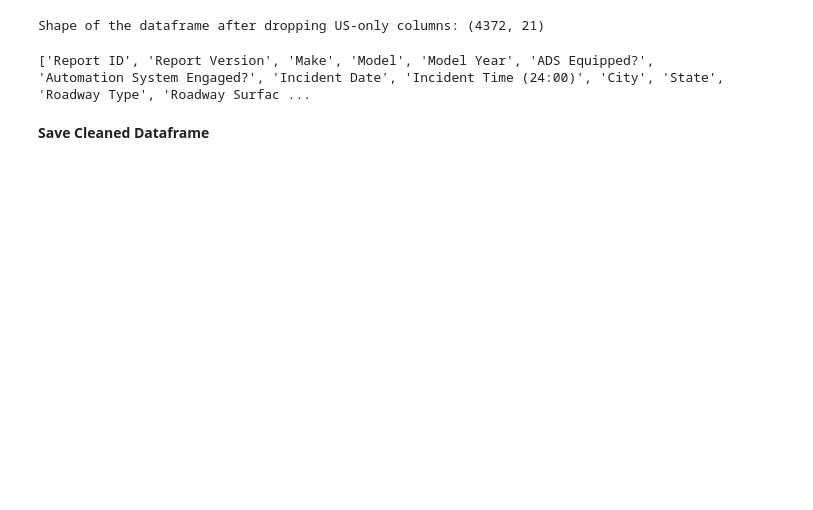
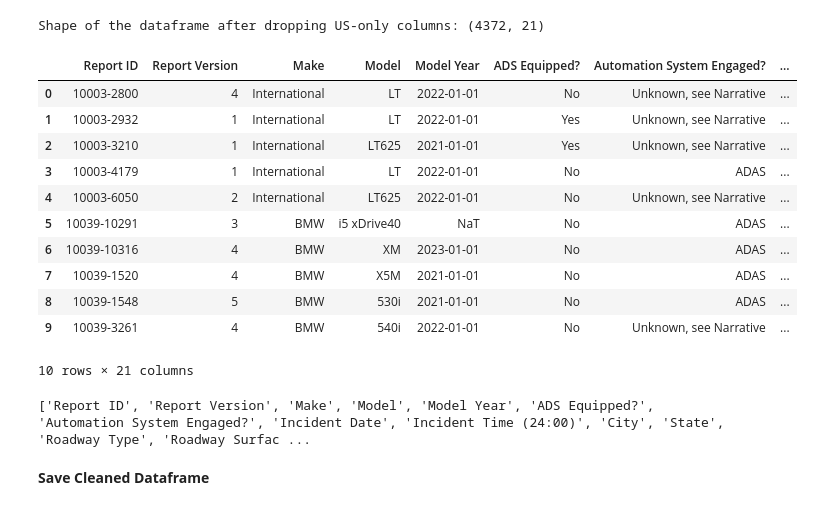
Before and after one commit to mhnrirfan/ML-AI-Risk-Analysis-AV-Data-, a Jupyter notebook: US-Loading.ipynb, the cells around one changed output. Drawn from its saved outputs; the diff is of its cells as text; code cells hidden in the pictures; blank space fills up the shorter version.

```diff
--- a/US-Loading.ipynb
+++ b/US-Loading.ipynb
@@ -830,6 +855,49 @@ merged_df.drop(columns=columns_to_drop_us_only, inplace=True)
 print(f"Shape of the dataframe after dropping US-only columns: {merged_df.shape}")
 # %% [output]
 Shape of the dataframe after dropping US-only columns: (4372, 21)
+# %%
+# Rename values in the 'SV Contact Area' column
+def rename_values(df, column, mapping):
+    """
+    Purpose: Rename values in a column based on a mapping dictionary.
+    Input:
+        df: DataFrame to modify
+        column: Name of the column to rename values
+        mapping: Dictionary with old values as keys and new values as values
+    Output: DataFrame with renamed values in the specified column
+    """
+    df[column] = df[column].replace(mapping)
+
+# Define the mapping for renaming values in 'SV Contact Area'
+sv_contact_area_mapping = {
+    'SV Contact Area - Rear Left': 'Back',
+    'SV Contact Area - Rear': 'Back',
+    'SV Contact Area - Rear Right': 'Back',
+    'SV Contact Area - Left': 'Nearside',
+    'SV Contact Area - Top': 'Top',
+    'SV Contact Area - Front': 'Front',
+    'SV Contact Area - Front Right': 'Front',
+    'SV Contact Area - Front Left': 'Front',
+    'SV Contact Area - Right': 'Offside',
+    'SV Contact Area - Bottom': 'Bottom'
+}
+
+# Apply the renaming
+rename_values(merged_df, 'SV Contact Area', sv_contact_area_mapping)
+merged_df.head(10)
+# %% [output]
+|  | Report ID | Report Version | Make | Model | Model Year | ADS Equipped? | Automation System Engaged? | ... |
+| 0 | 10003-2800 | 4 | International | LT | 2022-01-01 | No | Unknown, see Narrative | ... |
+| 1 | 10003-2932 | 1 | International | LT | 2022-01-01 | Yes | Unknown, see Narrative | ... |
+| 2 | 10003-3210 | 1 | International | LT625 | 2021-01-01 | Yes | Unknown, see Narrative | ... |
+| 3 | 10003-4179 | 1 | International | LT | 2022-01-01 | No | ADAS | ... |
+| 4 | 10003-6050 | 2 | International | LT625 | 2022-01-01 | No | Unknown, see Narrative | ... |
+| 5 | 10039-10291 | 3 | BMW | i5 xDrive40 | NaT | No | ADAS | ... |
+| 6 | 10039-10316 | 4 | BMW | XM | 2023-01-01 | No | ADAS | ... |
+| 7 | 10039-1520 | 4 | BMW | X5M | 2021-01-01 | No | ADAS | ... |
+| 8 | 10039-1548 | 5 | BMW | 530i | 2021-01-01 | No | ADAS | ... |
+| 9 | 10039-3261 | 4 | BMW | 540i | 2022-01-01 | No | Unknown, see Narrative | ... |
+10 rows × 21 columns
 # %%
 print(merged_df.columns.tolist())
 # %% [output]
```
Also changed, not shown: parts of 2 cells of this notebook, 5 other files.
